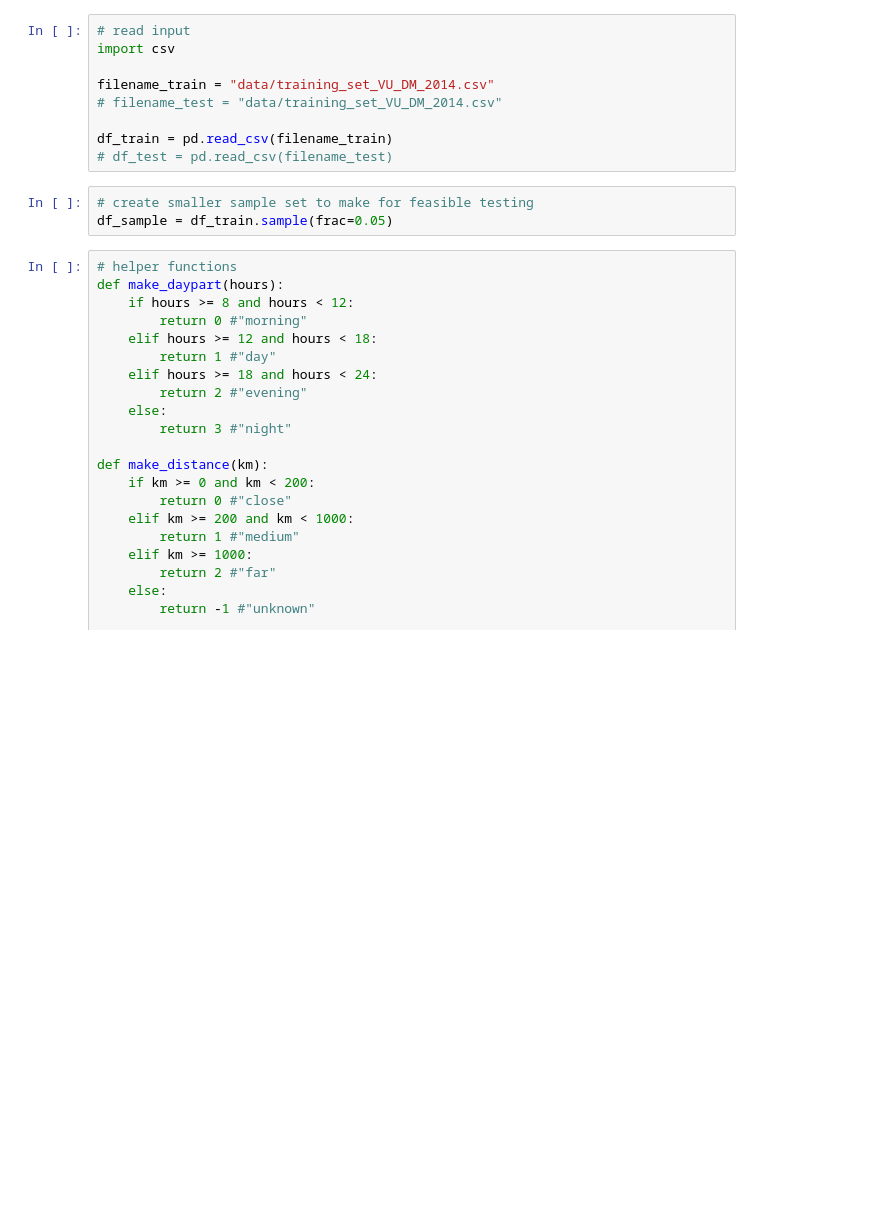
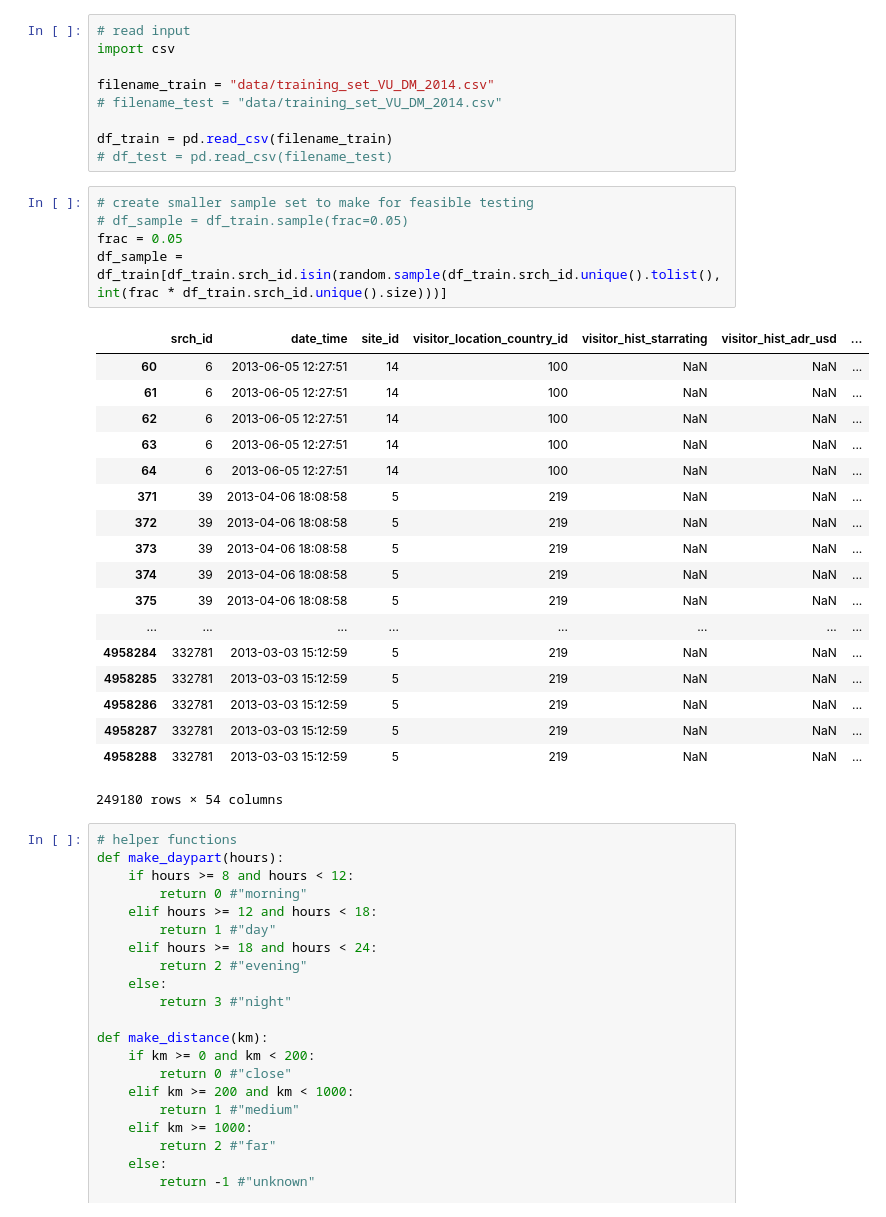
Before and after one commit to PimDijt/DMT, a Jupyter notebook: assignments/assignment2/features.ipynb, the cells around one changed output. Cells and saved outputs as stored; diff of their text form; blank space fills up the shorter version.

Commit message:
get random sample by srch_id

```diff
--- a/assignments/assignment2/features.ipynb
+++ b/assignments/assignment2/features.ipynb
@@ -17,7 +18,28 @@ df_train = pd.read_csv(filename_train)
 # df_test = pd.read_csv(filename_test)
 # %%
 # create smaller sample set to make for feasible testing
-df_sample = df_train.sample(frac=0.05)
+# df_sample = df_train.sample(frac=0.05)
+frac = 0.05
+df_sample = df_train[df_train.srch_id.isin(random.sample(df_train.srch_id.unique().tolist(), int(frac * df_train.srch_id.unique().size)))]
+# %% [output]
+|  | srch_id | date_time | site_id | visitor_location_country_id | visitor_hist_starrating | visitor_hist_adr_usd | ... |
+| 60 | 6 | 2013-06-05 12:27:51 | 14 | 100 | NaN | NaN | ... |
+| 61 | 6 | 2013-06-05 12:27:51 | 14 | 100 | NaN | NaN | ... |
+| 62 | 6 | 2013-06-05 12:27:51 | 14 | 100 | NaN | NaN | ... |
+| 63 | 6 | 2013-06-05 12:27:51 | 14 | 100 | NaN | NaN | ... |
+| 64 | 6 | 2013-06-05 12:27:51 | 14 | 100 | NaN | NaN | ... |
+| 371 | 39 | 2013-04-06 18:08:58 | 5 | 219 | NaN | NaN | ... |
+| 372 | 39 | 2013-04-06 18:08:58 | 5 | 219 | NaN | NaN | ... |
+| 373 | 39 | 2013-04-06 18:08:58 | 5 | 219 | NaN | NaN | ... |
+| 374 | 39 | 2013-04-06 18:08:58 | 5 | 219 | NaN | NaN | ... |
+| 375 | 39 | 2013-04-06 18:08:58 | 5 | 219 | NaN | NaN | ... |
+| ... | ... | ... | ... | ... | ... | ... | ... |
+| 4958284 | 332781 | 2013-03-03 15:12:59 | 5 | 219 | NaN | NaN | ... |
+| 4958285 | 332781 | 2013-03-03 15:12:59 | 5 | 219 | NaN | NaN | ... |
+| 4958286 | 332781 | 2013-03-03 15:12:59 | 5 | 219 | NaN | NaN | ... |
+| 4958287 | 332781 | 2013-03-03 15:12:59 | 5 | 219 | NaN | NaN | ... |
+| 4958288 | 332781 | 2013-03-03 15:12:59 | 5 | 219 | NaN | NaN | ... |
+249180 rows × 54 columns
 # %%
 # helper functions
 def make_daypart(hours):
```
Also changed, not shown: parts of 1 cell of this notebook, 1 other file.
